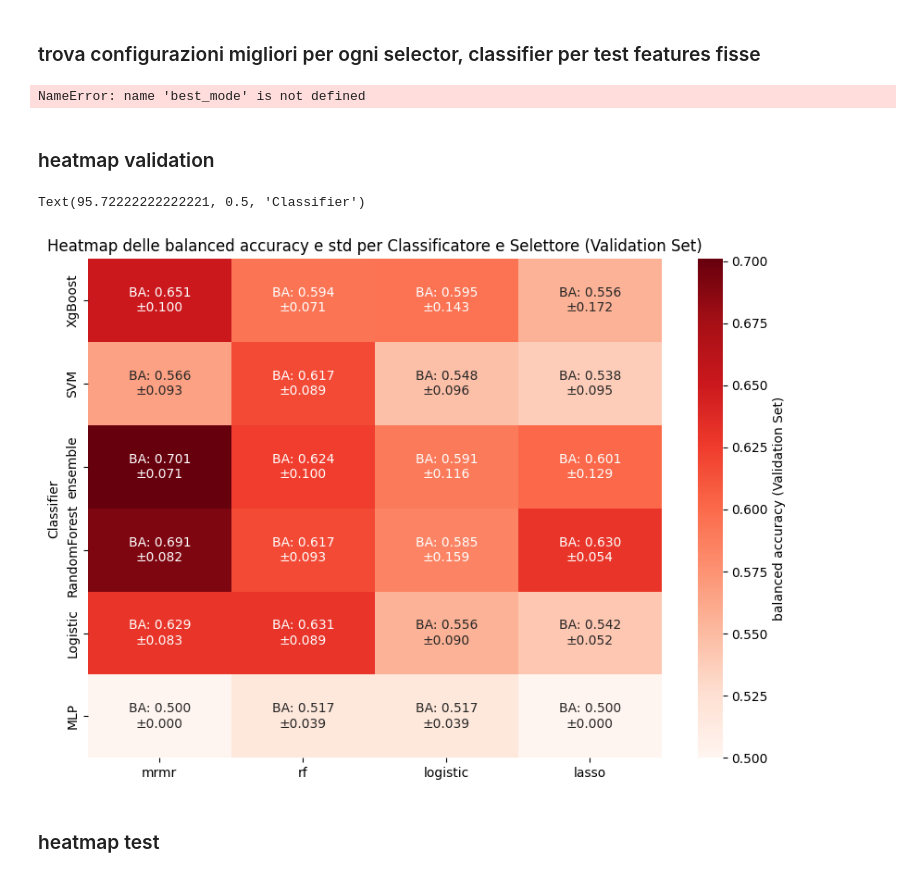
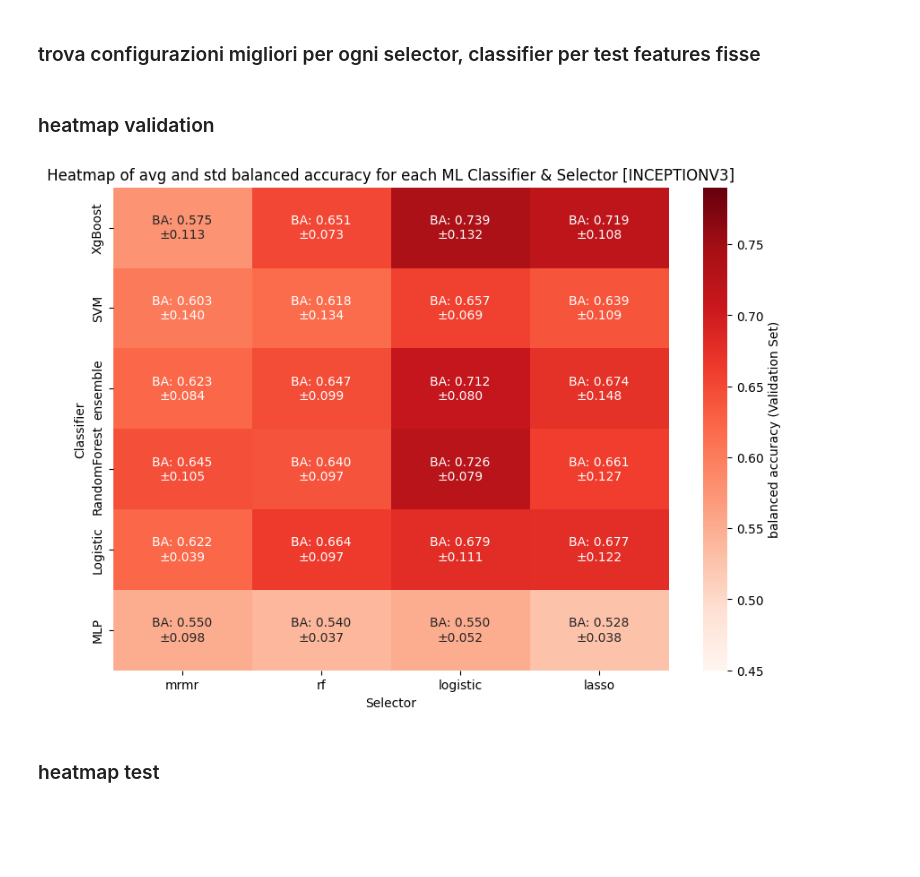
Before and after one commit to alessiamenozzi/TesiBaroniMenozzi, a Jupyter notebook: ClassificatoriFINAL/Classificatore2DCrossVal.ipynb, the cells around one changed output. Saved outputs shown, nothing was run; the diff lists cells and outputs as text; code cells hidden in the pictures; blank space fills up the shorter version.

```diff
--- a/ClassificatoriFINAL/Classificatore2DCrossVal.ipynb
+++ b/ClassificatoriFINAL/Classificatore2DCrossVal.ipynb
@@ -995,7 +990,7 @@ alpha_inc_immaginimediche = np.linspace(0.0005, 0.01, 30)
 alpha_res_immaginimediche = np.linspace(0.0002, 0.02, 30)
 
 ############### encoders imagenet e immagine non annerita  1B
-alpha_res_inc_imagenet_new = np.linspace(10, 1000, 30)
+alpha_res_inc_imagenet_new = np.linspace(0.00001, 0.001, 30)
 alpha_vgg_imagenet_new = np.linspace(0, 0.005, 10)
 
 ########### encoders nuovi e immagine non annerita e NON TAGLIATA NORMALIZZATA   2C
@@ -1017,7 +1012,7 @@ alpha_inc_new_ritagliata= np.linspace(0.00006, 0.0025, 30).tolist()
 alpha_res_new_ritagliata= np.linspace(0.00004, 0.002, 30).tolist()
 alpha_incres_new_ritagliata= np.linspace(0.00004, 0.002, 30).tolist()
 
-alpha_values=alpha_incres_fullimage_new_norm
+alpha_values=alpha_res_inc_imagenet_new
 #alpha_values.remove(0.0)
 
 
@@ -1385,8 +1378,10 @@ sorted_results = sorted(sorted_results, key=functools.cmp_to_key(compare_items),
 # %% [markdown]
 ### mostro migliori combo
 # %%
-n=20
+n=4
 #sorted_results = sorted_results_others + sorted_results_lasso
+
+comb_scelta=1
 
 best_combinations = sorted_results[:n] ## mostrando le n migliori configurazioni
 
@@ -1439,9 +1434,7 @@ for i, (params, metrics) in enumerate(best_combinations, start=1):
     print(f"Pazienti con predizioni sbagliate: {wrong_patients}")
 
 
-
-
-    if (i==1):
+    if (i==comb_scelta):
            best_classifier1=params[0]
            best_selector1=params[1]
            best_param1=params[2]
@@ -1577,12 +1573,11 @@ def train_classifier(classifier_type,  selector, x_train_expanded, y_train_expan
 
     return classifier, X_test_selected
 # %%
-best_key, params = best_combinations[0]
+best_key, params = best_combinations[comb_scelta-1]
 classifier_type, selector_type, num_features = best_key
 
-classifier_res1, X_test_res1 = train_classifier(classifier_type,selector_type,X_train_reduced,Y_train,num_features, X_test_reduced, selected_features)
-#classifier_res2, X_test_res2 = train_classifier(classifier_type,selector_type,X_train_reduced,Y_train,num_features, X_test_reduced, selected_features)
+#classifier_res1, X_test_res1 = train_classifier(classifier_type,selector_type,X_train_reduced,Y_train,num_features, X_test_reduced, selected_features)
+classifier_incres, X_test_incres = train_classifier(classifier_type,selector_type,X_train_reduced,Y_train,num_features, X_test_reduced, selected_features)
 #classifier_inc1, X_test_inc1 = train_classifier(classifier_type,selector_type,X_train_reduced,Y_train, num_features, X_test_reduced, selected_features)
-#classifier_incres, X_test_incres = train_classifier(classifier_type,selector_type,X_train_reduced,Y_train,num_features, X_test_reduced, selected_features)
-#classifier_inc2, X_test_inc2 = train_classifier(classifier_type,selector_type,X_train_reduced,Y_train,num_features, X_test_reduced, selected_features)
+#classifier_rad, X_test_rad = train_classifier(classifier_type,selector_type,X_train_reduced,Y_train, num_features, X_test_reduced, selected_features)
 # %% [markdown]
@@ -1973,8 +2036,6 @@ for best_results_c_s in best_results_class_selector:
     best_results_class_selector_test_features_fisse[i]['selected_features']=best_case_test['selected_features']
     best_results_class_selector_test_features_fisse[i]['confusion_matrix']=best_case_test['confusion_matrix']
     i=i+1
-# %% [output]
-NameError: name 'best_mode' is not defined
 # %% [markdown]
 ### heatmap validation
 # %%
@@ -1992,38 +2053,44 @@ labell='ROC'
 heatmap_data = pd.DataFrame(index=classifiers, columns=selectors)
 annotations = pd.DataFrame(index=classifiers, columns=selectors)
 
 
 # Popola la matrice con i valori di avg_balaccuracy e annotazioni con std_balaccuracy
 for result in best_results_class_selector:
     classifier = result['classifier']
     selector = result['selector']
 
     # Se classifier e selector non sono None, significa che abbiamo un risultato valido
     if classifier is not None and selector is not None:
         # Estrai i valori numerici
         avg_balaccuracy = result[metricaavg]
         std_balaccuracy = result[metricastd]
 
         # Inserisci la balanced accuracy del validation set nella heatmap
         heatmap_data.loc[classifier, selector] = avg_balaccuracy
 
         # Inserisci l'annotazione con la balanced accuracy e la deviazione standard
         annotations.loc[classifier, selector] = (
             f"{labell}: {avg_balaccuracy:.3f}\n"
             f"±{std_balaccuracy:.3f}"
         )
 
 # Riempi i valori NaN con 0 (se necessario)
 heatmap_data = heatmap_data.astype(float).fillna(0)
 
-# Crea la heatmap con annotazioni
+# Imposta il range fisso per i colori (modifica i valori in base alla tua scala preferita)
+vmin = 0.45  # Il valore minimo per la mappatura dei colori
+vmax = 0.79  # Il valore massimo per la mappatura dei colori, modifica in base ai tuoi dati
+
+# Crea la heatmap con annotazioni e range fisso
 plt.figure(figsize=(10, 7))
-sns.heatmap(heatmap_data, annot=annotations, fmt="", cmap="Reds", cbar_kws={'label': f'{metricanome} (Validation Set)'})
-plt.title(f"Heatmap delle {metricanome} e std per Classificatore e Selettore (Validation Set)")
+sns.heatmap(heatmap_data, annot=annotations, fmt="", cmap="Reds",
+            cbar_kws={'label': f'{metricanome} (Validation Set)'}, vmin=vmin, vmax=vmax)
+plt.title(f"Heatmap of avg and std {metricanome} for each ML Classifier & Selector [INCEPTIONV3]")
 plt.ylabel('Classifier')
+plt.xlabel('Selector')
+plt.show()
 # %% [output]
-Text(95.72222222222221, 0.5, 'Classifier')
-[figure, old version]
+[figure, new version]
 # %% [markdown]
 ### heatmap test
 # %%
```
Also changed, not shown: parts of 16 cells of this notebook, 8 other files.
